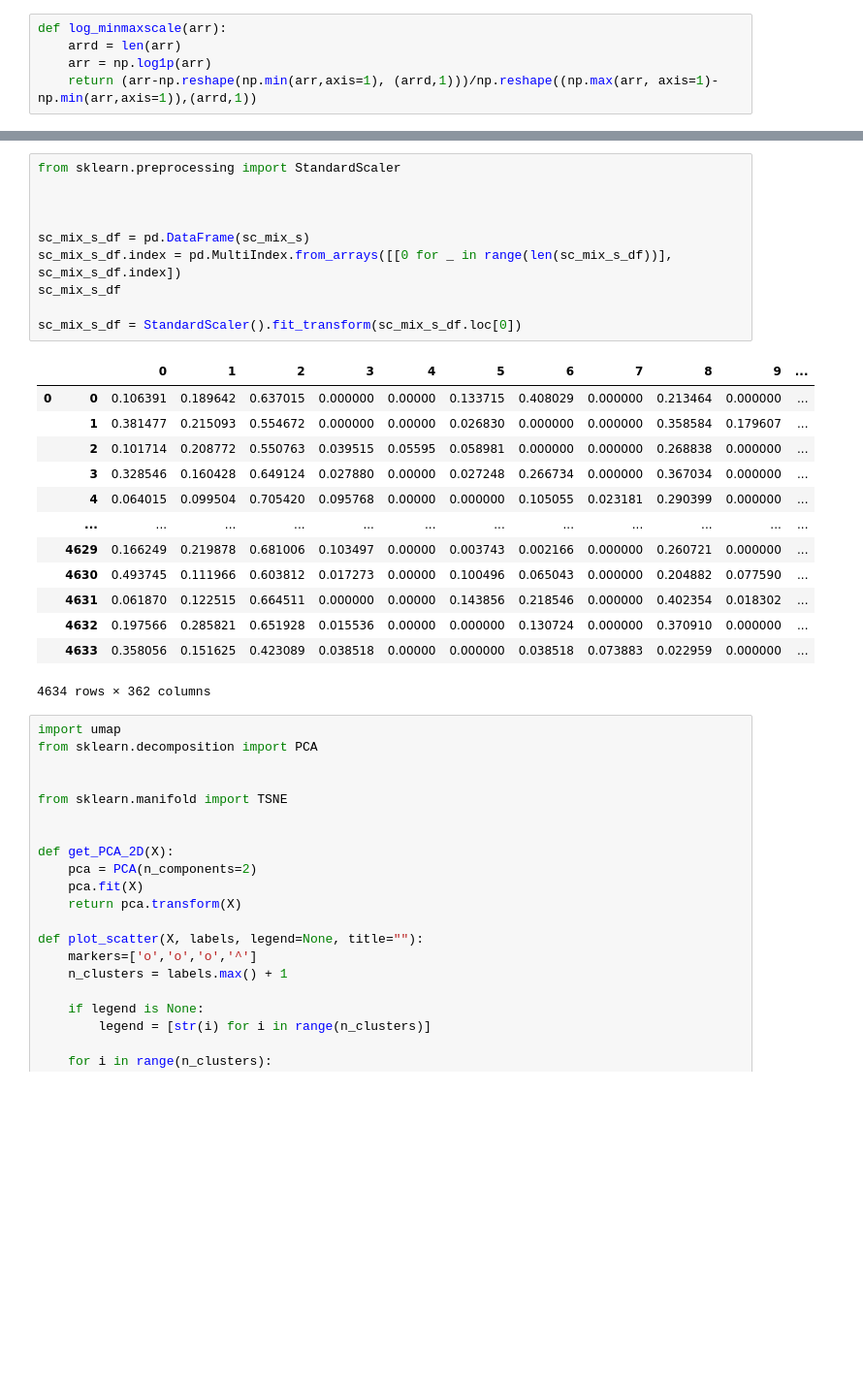
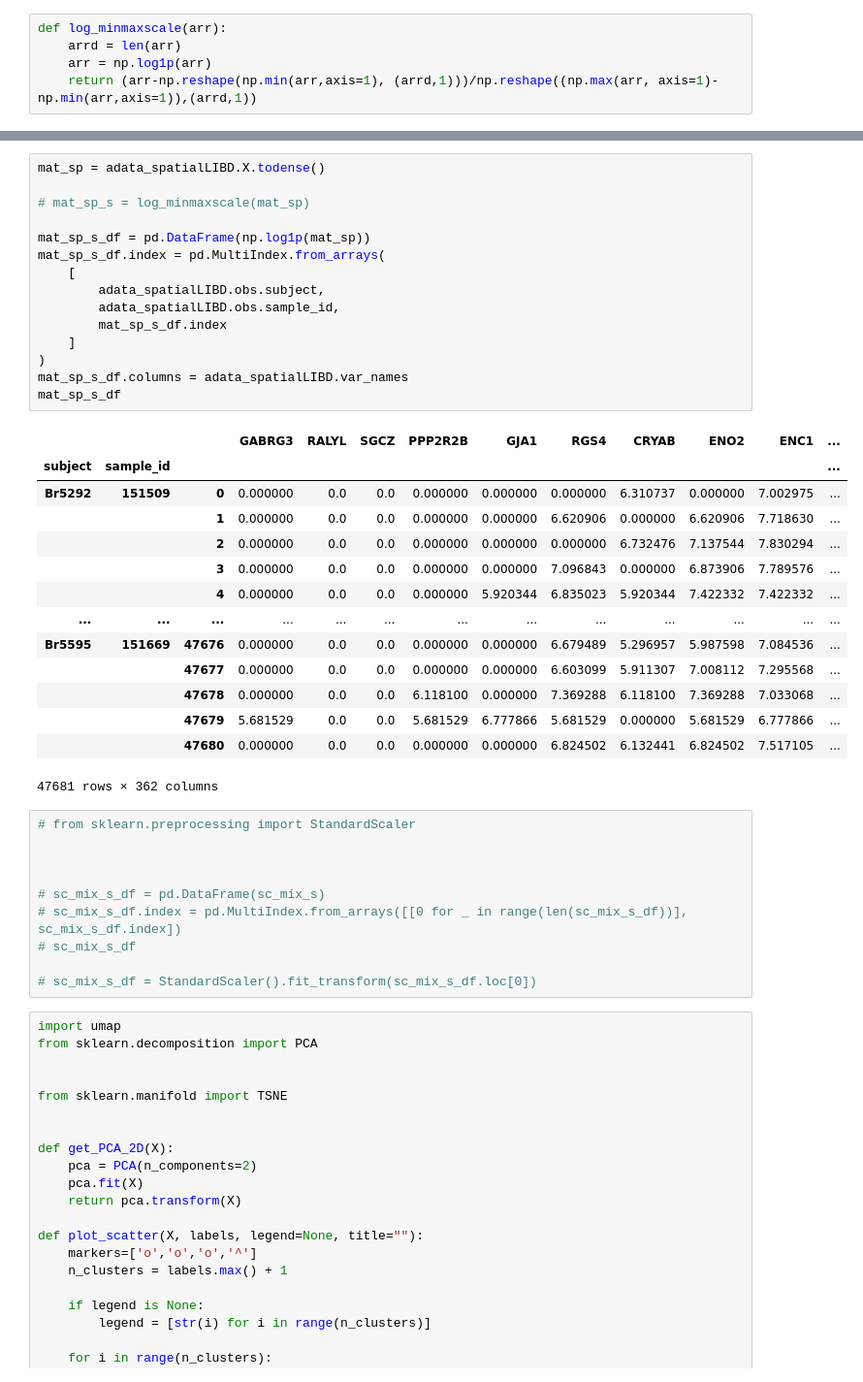
Before and after one commit to williamrobotma/AGrEDA, a Jupyter notebook: eda-dlpfc.ipynb, the cells around one changed output, grey strips where cells are left out. Shown at 97% size. Drawn from its saved outputs; the diff is of its cells as text; blank space fills up the shorter version.

```diff
--- a/eda-dlpfc.ipynb
+++ b/eda-dlpfc.ipynb
@@ -221,27 +245,43 @@ adata_sc_dlpfc.X.shape
+# %%
+mat_sp = adata_spatialLIBD.X.todense()
+
+# mat_sp_s = log_minmaxscale(mat_sp)
+
+mat_sp_s_df = pd.DataFrame(np.log1p(mat_sp))
+mat_sp_s_df.index = pd.MultiIndex.from_arrays(
+    [
+        adata_spatialLIBD.obs.subject,
+        adata_spatialLIBD.obs.sample_id,
+        mat_sp_s_df.index
+    ]
+)
+mat_sp_s_df.columns = adata_spatialLIBD.var_names
+mat_sp_s_df
+# %% [output]
+|  |  |  | GABRG3 | RALYL | SGCZ | PPP2R2B | GJA1 | RGS4 | CRYAB | ENO2 | ENC1 | ... |
+| subject | sample_id |  |  |  |  |  |  |  |  |  |  | ... |
+| Br5292 | 151509 | 0 | 0.000000 | 0.0 | 0.0 | 0.000000 | 0.000000 | 0.000000 | 6.310737 | 0.000000 | 7.002975 | ... |
+|  |  | 1 | 0.000000 | 0.0 | 0.0 | 0.000000 | 0.000000 | 6.620906 | 0.000000 | 6.620906 | 7.718630 | ... |
+|  |  | 2 | 0.000000 | 0.0 | 0.0 | 0.000000 | 0.000000 | 0.000000 | 6.732476 | 7.137544 | 7.830294 | ... |
+|  |  | 3 | 0.000000 | 0.0 | 0.0 | 0.000000 | 0.000000 | 7.096843 | 0.000000 | 6.873906 | 7.789576 | ... |
+|  |  | 4 | 0.000000 | 0.0 | 0.0 | 0.000000 | 5.920344 | 6.835023 | 5.920344 | 7.422332 | 7.422332 | ... |
+| ... | ... | ... | ... | ... | ... | ... | ... | ... | ... | ... | ... | ... |
+| Br5595 | 151669 | 47676 | 0.000000 | 0.0 | 0.0 | 0.000000 | 0.000000 | 6.679489 | 5.296957 | 5.987598 | 7.084536 | ... |
+|  |  | 47677 | 0.000000 | 0.0 | 0.0 | 0.000000 | 0.000000 | 6.603099 | 5.911307 | 7.008112 | 7.295568 | ... |
+|  |  | 47678 | 0.000000 | 0.0 | 0.0 | 6.118100 | 0.000000 | 7.369288 | 6.118100 | 7.369288 | 7.033068 | ... |
+|  |  | 47679 | 5.681529 | 0.0 | 0.0 | 5.681529 | 6.777866 | 5.681529 | 0.000000 | 5.681529 | 6.777866 | ... |
+|  |  | 47680 | 0.000000 | 0.0 | 0.0 | 0.000000 | 0.000000 | 6.824502 | 6.132441 | 6.824502 | 7.517105 | ... |
+47681 rows × 362 columns
 # %%
-from sklearn.preprocessing import StandardScaler
+# from sklearn.preprocessing import StandardScaler
 
 
 
-sc_mix_s_df = pd.DataFrame(sc_mix_s)
-sc_mix_s_df.index = pd.MultiIndex.from_arrays([[0 for _ in range(len(sc_mix_s_df))], sc_mix_s_df.index])
-sc_mix_s_df
+# sc_mix_s_df = pd.DataFrame(sc_mix_s)
+# sc_mix_s_df.index = pd.MultiIndex.from_arrays([[0 for _ in range(len(sc_mix_s_df))], sc_mix_s_df.index])
+# sc_mix_s_df
 
-sc_mix_s_df = StandardScaler().fit_transform(sc_mix_s_df.loc[0])
+# sc_mix_s_df = StandardScaler().fit_transform(sc_mix_s_df.loc[0])
-# %% [output]
-|  |  | 0 | 1 | 2 | 3 | 4 | 5 | 6 | 7 | 8 | 9 | ... |
-| 0 | 0 | 0.106391 | 0.189642 | 0.637015 | 0.000000 | 0.00000 | 0.133715 | 0.408029 | 0.000000 | 0.213464 | 0.000000 | ... |
-|  | 1 | 0.381477 | 0.215093 | 0.554672 | 0.000000 | 0.00000 | 0.026830 | 0.000000 | 0.000000 | 0.358584 | 0.179607 | ... |
-|  | 2 | 0.101714 | 0.208772 | 0.550763 | 0.039515 | 0.05595 | 0.058981 | 0.000000 | 0.000000 | 0.268838 | 0.000000 | ... |
-|  | 3 | 0.328546 | 0.160428 | 0.649124 | 0.027880 | 0.00000 | 0.027248 | 0.266734 | 0.000000 | 0.367034 | 0.000000 | ... |
-|  | 4 | 0.064015 | 0.099504 | 0.705420 | 0.095768 | 0.00000 | 0.000000 | 0.105055 | 0.023181 | 0.290399 | 0.000000 | ... |
-|  | ... | ... | ... | ... | ... | ... | ... | ... | ... | ... | ... | ... |
-|  | 4629 | 0.166249 | 0.219878 | 0.681006 | 0.103497 | 0.00000 | 0.003743 | 0.002166 | 0.000000 | 0.260721 | 0.000000 | ... |
-|  | 4630 | 0.493745 | 0.111966 | 0.603812 | 0.017273 | 0.00000 | 0.100496 | 0.065043 | 0.000000 | 0.204882 | 0.077590 | ... |
-|  | 4631 | 0.061870 | 0.122515 | 0.664511 | 0.000000 | 0.00000 | 0.143856 | 0.218546 | 0.000000 | 0.402354 | 0.018302 | ... |
-|  | 4632 | 0.197566 | 0.285821 | 0.651928 | 0.015536 | 0.00000 | 0.000000 | 0.130724 | 0.000000 | 0.370910 | 0.000000 | ... |
-|  | 4633 | 0.358056 | 0.151625 | 0.423089 | 0.038518 | 0.00000 | 0.000000 | 0.038518 | 0.073883 | 0.022959 | 0.000000 | ... |
-4634 rows × 362 columns
 # %%
 import umap
 from sklearn.decomposition import PCA
```
Also changed, not shown: parts of 32 cells of this notebook.
